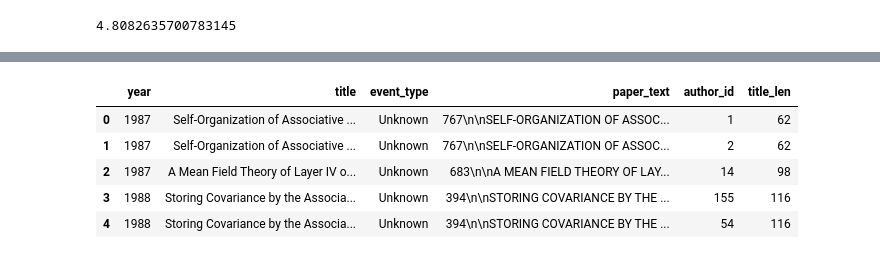
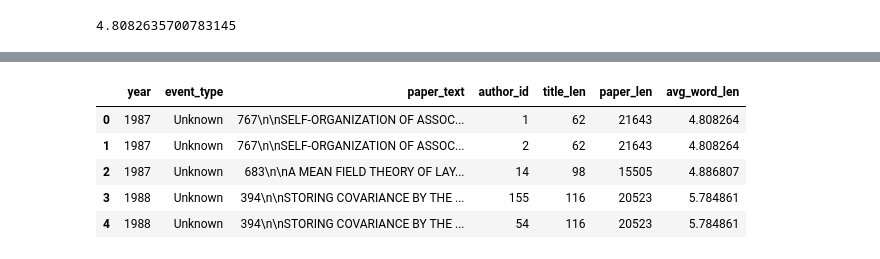
Before and after one commit to wwhite5/Springboard-Capstone-1-NLP, a Jupyter notebook: Notebooks/One_Author_advanced.ipynb, the cells around one changed output, grey strips where cells are left out. Cells and saved outputs as stored; diff of their text form; code cells hidden in the pictures.

Commit message:
missing 4 papers

```diff
--- a/Notebooks/One_Author_advanced.ipynb
+++ b/Notebooks/One_Author_advanced.ipynb
@@ -52,7 +67,10 @@ def avg_word_len(row):
     lengths = []
     for word in text_list:
         lengths.append(len(word))
-    return mean(lengths)
+    if len(lengths) > 0:
+        return mean(lengths)
+    else:
+        return 0
 # %%
 avg_word_len(auth_text_len.paper_text[0])
 # %% [output]
@@ -64,0 +88,6 @@ StatisticsError: mean requires at least one data point
+# %%
+print(auth_text_len.query('avg_word_len == 0'))
+
+auth_text_len.drop(auth_text_len[auth_text_len['avg_word_len']==0].index, inplace=True)
+
+print(auth_text_len.query('avg_word_len == 0'))
@@ -65,10 +109,11 @@ StatisticsError: mean requires at least one data point
 # %%
-auth_text_len.fillna('Unknown', inplace=True)
-auth_text_len.head()
+added_features = auth_text_len.fillna('Unknown')
+added_features.drop(['title'], axis=1, inplace=True)
+added_features.head()
 # %% [output]
-|  | year | title | event_type | paper_text | author_id | title_len |
-| 0 | 1987 | Self-Organization of Associative ... | Unknown | 767\n\nSELF-ORGANIZATION OF ASSOC... | 1 | 62 |
-| 1 | 1987 | Self-Organization of Associative ... | Unknown | 767\n\nSELF-ORGANIZATION OF ASSOC... | 2 | 62 |
-| 2 | 1987 | A Mean Field Theory of Layer IV o... | Unknown | 683\n\nA MEAN FIELD THEORY OF LAY... | 14 | 98 |
-| 3 | 1988 | Storing Covariance by the Associa... | Unknown | 394\n\nSTORING COVARIANCE BY THE ... | 155 | 116 |
-| 4 | 1988 | Storing Covariance by the Associa... | Unknown | 394\n\nSTORING COVARIANCE BY THE ... | 54 | 116 |
+|  | year | event_type | paper_text | author_id | title_len | paper_len | avg_word_len |
+| 0 | 1987 | Unknown | 767\n\nSELF-ORGANIZATION OF ASSOC... | 1 | 62 | 21643 | 4.808264 |
+| 1 | 1987 | Unknown | 767\n\nSELF-ORGANIZATION OF ASSOC... | 2 | 62 | 21643 | 4.808264 |
+| 2 | 1987 | Unknown | 683\n\nA MEAN FIELD THEORY OF LAY... | 14 | 98 | 15505 | 4.886807 |
+| 3 | 1988 | Unknown | 394\n\nSTORING COVARIANCE BY THE ... | 155 | 116 | 20523 | 5.784861 |
+| 4 | 1988 | Unknown | 394\n\nSTORING COVARIANCE BY THE ... | 54 | 116 | 20523 | 5.784861 |
```
Also changed, not shown: parts of 10 cells of this notebook.
